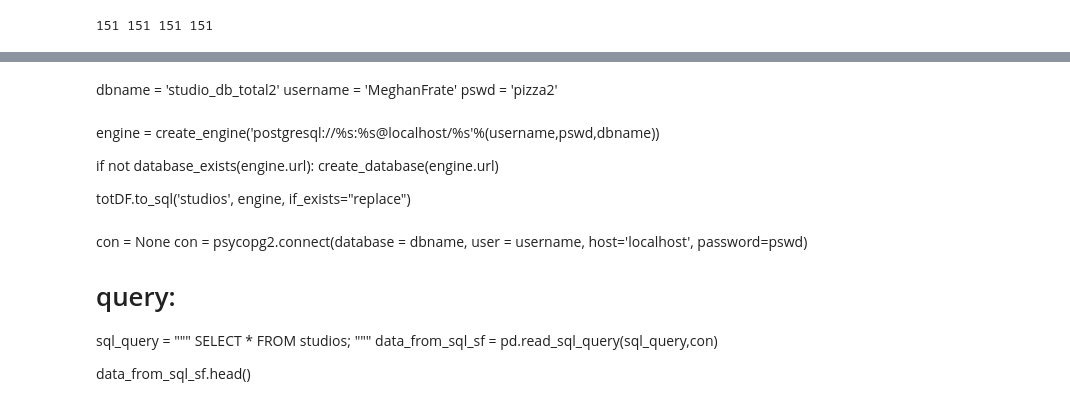
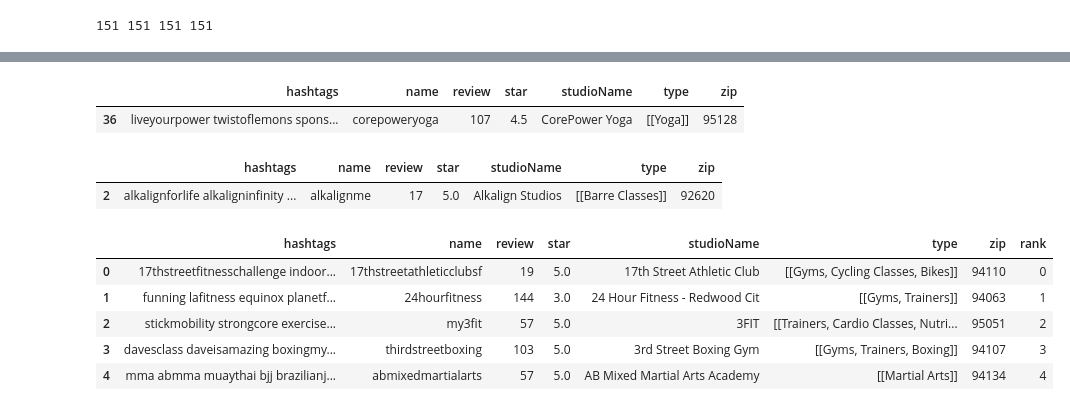
Before and after one commit to mfrate28/Insight, a Jupyter notebook: InsightProject.ipynb, the cells around one changed output, grey strips where cells are left out. Saved outputs shown, nothing was run; the diff lists cells and outputs as text; code cells hidden in the pictures.

```diff
--- a/InsightProject.ipynb
+++ b/InsightProject.ipynb
@@ -147,22 +153,25 @@ totDF.head()
-# %% [markdown]
-dbname = 'studio_db_total2'
-username = 'MeghanFrate'
-pswd = 'pizza2'
-# %% [markdown]
-engine = create_engine('postgresql://%s:%s@localhost/%s'%(username,pswd,dbname))
-
-if not database_exists(engine.url):
-    create_database(engine.url)
-
-totDF.to_sql('studios', engine, if_exists="replace")
-# %% [markdown]
-con = None
-con = psycopg2.connect(database = dbname, user = username, host='localhost', password=pswd)
-
-# query:
-sql_query = """
-SELECT * FROM studios;
-"""
-data_from_sql_sf = pd.read_sql_query(sql_query,con)
-
-data_from_sql_sf.head()
+# %%
+totDF[totDF['name']=='corepoweryoga']
+totDF.drop(14, inplace=True)
+totDF[totDF['name']=='corepoweryoga']
+# %% [output]
+|  | hashtags | name | review | star | studioName | type | zip |
+| 36 | liveyourpower twistoflemons spons... | corepoweryoga | 107 | 4.5 | CorePower Yoga | [[Yoga]] | 95128 |
+# %%
+totDF[totDF['studioName']=='Alkalign Studios']
+totDF.drop(7, inplace=True)
+totDF[totDF['studioName']=='Alkalign Studios']
+# %% [output]
+|  | hashtags | name | review | star | studioName | type | zip |
+| 2 | alkalignforlife alkaligninfinity ... | alkalignme | 17 | 5.0 | Alkalign Studios | [[Barre Classes]] | 92620 |
+# %%
+totDF['rank']=[i for i in range(len(totDF['studioName'].tolist()))]
+# %%
+totDF.head()
+# %% [output]
+|  | hashtags | name | review | star | studioName | type | zip | rank |
+| 0 | 17thstreetfitnesschallenge indoor... | 17thstreetathleticclubsf | 19 | 5.0 | 17th Street Athletic Club | [[Gyms, Cycling Classes, Bikes]] | 94110 | 0 |
+| 1 | funning lafitness equinox planetf... | 24hourfitness | 144 | 3.0 | 24 Hour Fitness - Redwood Cit | [[Gyms, Trainers]] | 94063 | 1 |
+| 2 | stickmobility strongcore exercise... | my3fit | 57 | 5.0 | 3FIT | [[Trainers, Cardio Classes, Nutri... | 95051 | 2 |
+| 3 | davesclass daveisamazing boxingmy... | thirdstreetboxing | 103 | 5.0 | 3rd Street Boxing Gym | [[Gyms, Trainers, Boxing]] | 94107 | 3 |
+| 4 | mma abmma muaythai bjj brazilianj... | abmixedmartialarts | 57 | 5.0 | AB Mixed Martial Arts Academy | [[Martial Arts]] | 94134 | 4 |
```
Also changed, not shown: parts of 29 cells of this notebook.
